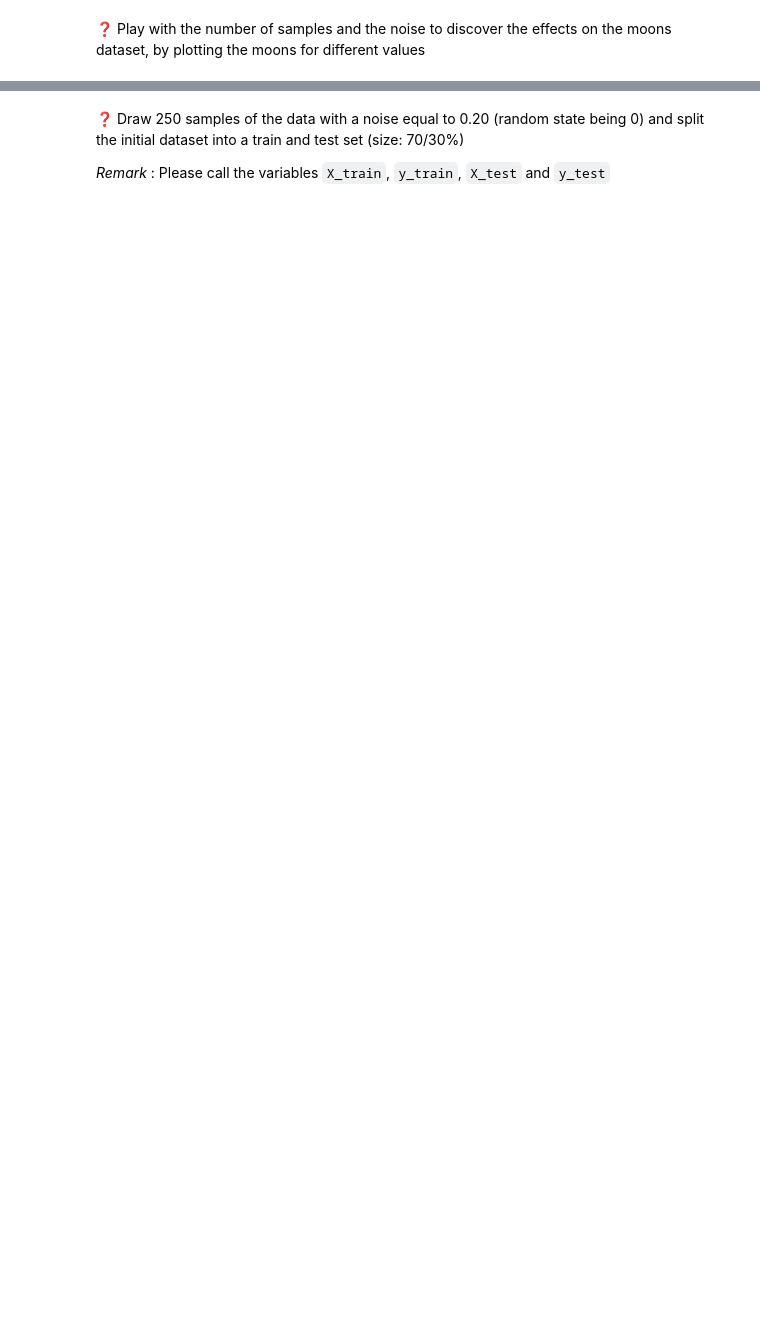
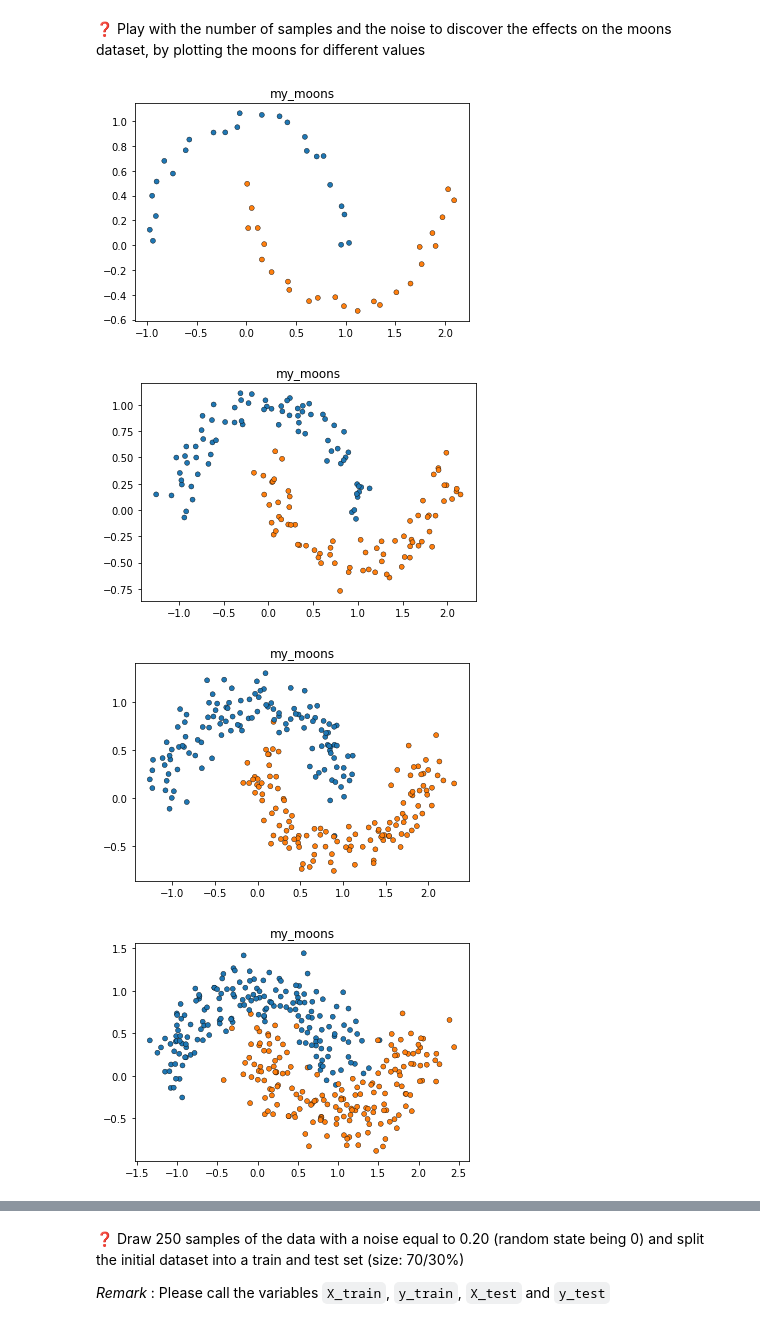
Before and after one commit to flo-collab/P10_my1st_deep, a Jupyter notebook: Exercise2/your_first_neural_network.ipynb, the cells around one changed output, grey strips where cells are left out. Saved outputs shown, nothing was run; the diff lists cells and outputs as text; code cells hidden in the pictures; blank space fills up the shorter version.

```diff
--- a/Exercise2/your_first_neural_network.ipynb
+++ b/Exercise2/your_first_neural_network.ipynb
@@ -29,2 +77,10 @@ Here, we will use the scikit-learn `make_moons` function [(see documentation her
 # %% [markdown]
 ❓ Play with the number of samples and the noise to discover the effects on the moons dataset, by plotting the moons for different values
+# %%
+for i,j in zip(range(50,1050,100),np.arange(0.05,0.55,0.05)):
+    plot_moons(i,j)
+# %% [output]
+[figure, added]
+[figure, added]
+[figure, added]
+[figure, added]
```
Also changed, not shown: parts of 11 cells of this notebook.
